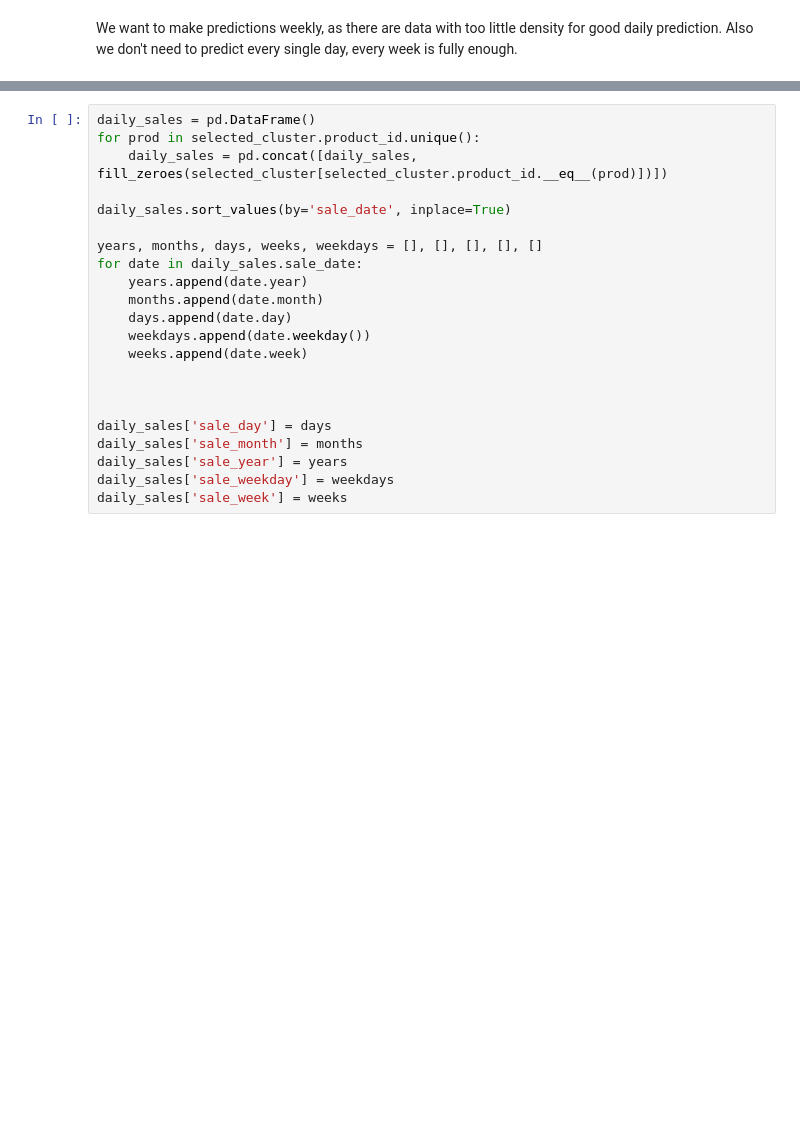
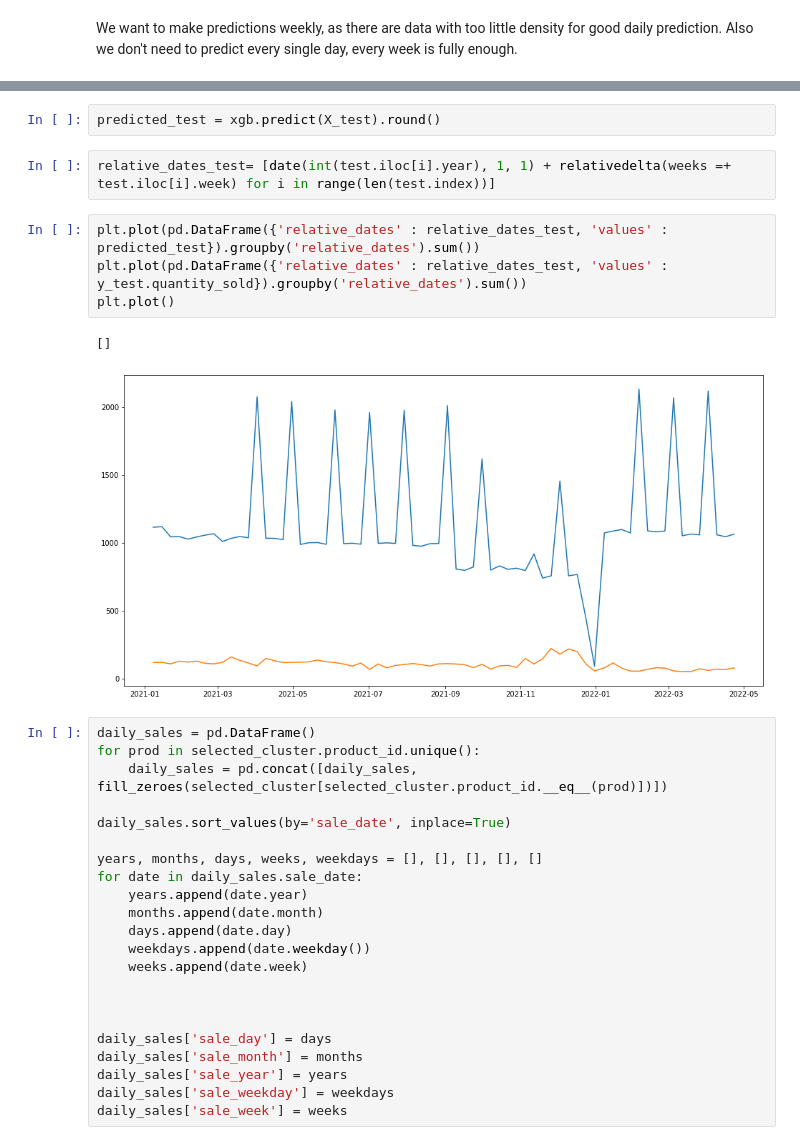
Before and after one commit to xSchon/BP, a Jupyter notebook: Preprocessing.ipynb, the cells around one changed output, grey strips where cells are left out. Saved outputs shown, nothing was run; the diff lists cells and outputs as text; blank space fills up the shorter version.

```diff
--- a/Preprocessing.ipynb
+++ b/Preprocessing.ipynb
@@ -671,3 +670,14 @@ be set to `True`. Invalid columns:year, week
+# %%
+predicted_test = xgb.predict(X_test).round()
+# %%
+relative_dates_test= [date(int(test.iloc[i].year), 1, 1) + relativedelta(weeks =+ test.iloc[i].week) for i in range(len(test.index))]
+# %%
+plt.plot(pd.DataFrame({'relative_dates' : relative_dates_test, 'values' : predicted_test}).groupby('relative_dates').sum())
+plt.plot(pd.DataFrame({'relative_dates' : relative_dates_test, 'values' : y_test.quantity_sold}).groupby('relative_dates').sum())
+plt.plot()
+# %% [output]
+[]
+[figure, added]
 # %%
 daily_sales = pd.DataFrame()
 for prod in selected_cluster.product_id.unique():
```
Also changed, not shown: parts of 26 cells of this notebook.
